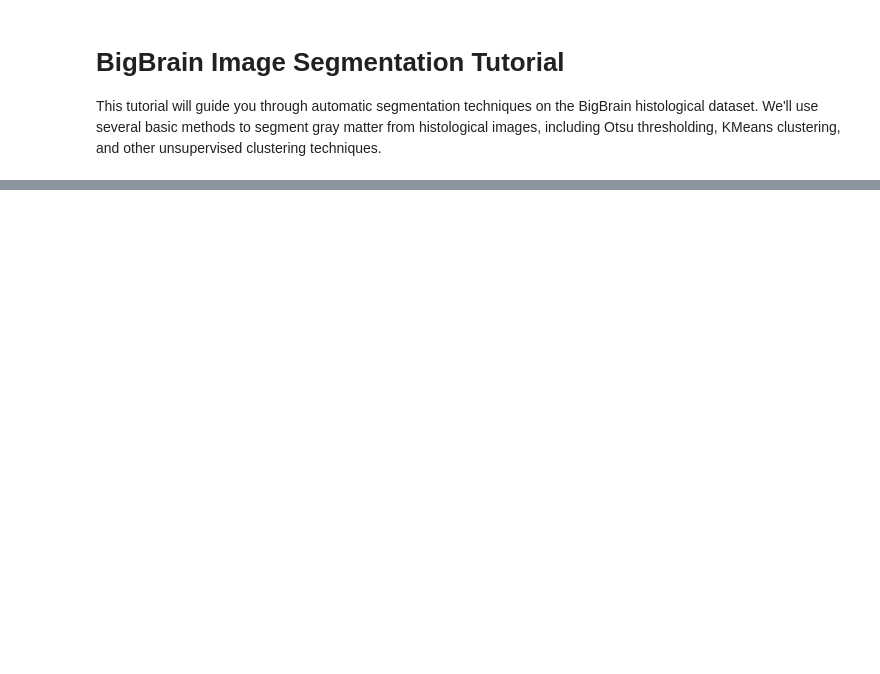
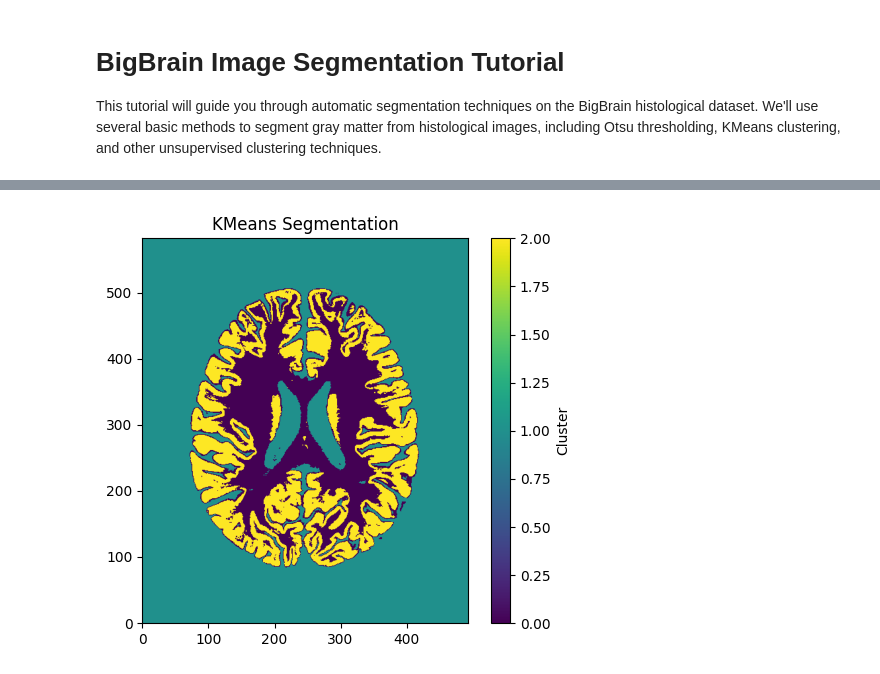
Before and after one commit to tfunck/hacking_hour, a Jupyter notebook: notebooks/bigbrain_segmentation_demo.ipynb, the cells around one changed output, grey strips where cells are left out. Cells and saved outputs as stored; diff of their text form; code cells hidden in the pictures; blank space fills up the shorter version.

```diff
--- a/notebooks/bigbrain_segmentation_demo.ipynb
+++ b/notebooks/bigbrain_segmentation_demo.ipynb
@@ -99,18 +137,21 @@ plt.show()
 # %%
 # Reshape the image into a 2D array of pixel intensities
 flat_img = slice_img_norm.ravel().reshape(-1, 1)
 
 # Apply KMeans clustering to group pixels into 3 clusters
-kmeans = KMeans(n_clusters=3, random_state=42).fit(flat_img)
+kmeans_obj = KMeans(n_clusters=3, random_state=42)
+kmeans = kmeans_obj.fit(flat_img)
 
 # Reshape labels back into image shape
 kmeans_mask = kmeans.labels_.reshape(slice_img.shape)
 
 # Show the segmentation result
 plt.figure(figsize=(6, 5))
 plt.title("KMeans Segmentation")
 plt.imshow(kmeans_mask.T, cmap='viridis', origin='lower')
 plt.colorbar(label='Cluster')
 plt.show()
+# %% [output]
+[figure, added]
 # %%
 # Use Agglomerative Clustering as another unsupervised method
```
Also changed, not shown: parts of 6 cells of this notebook.
